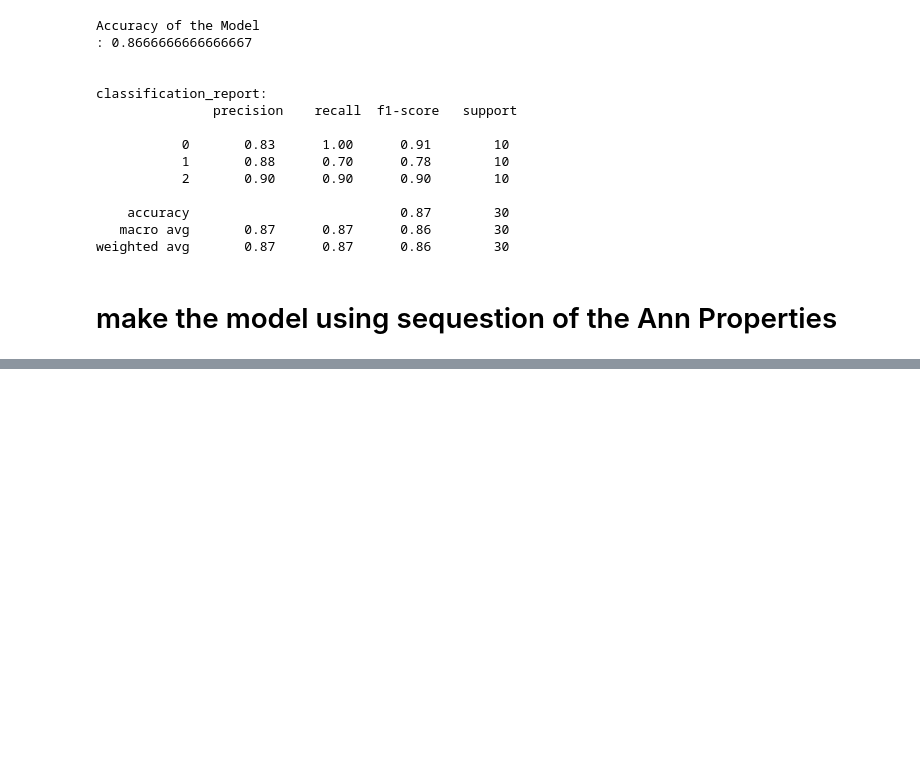
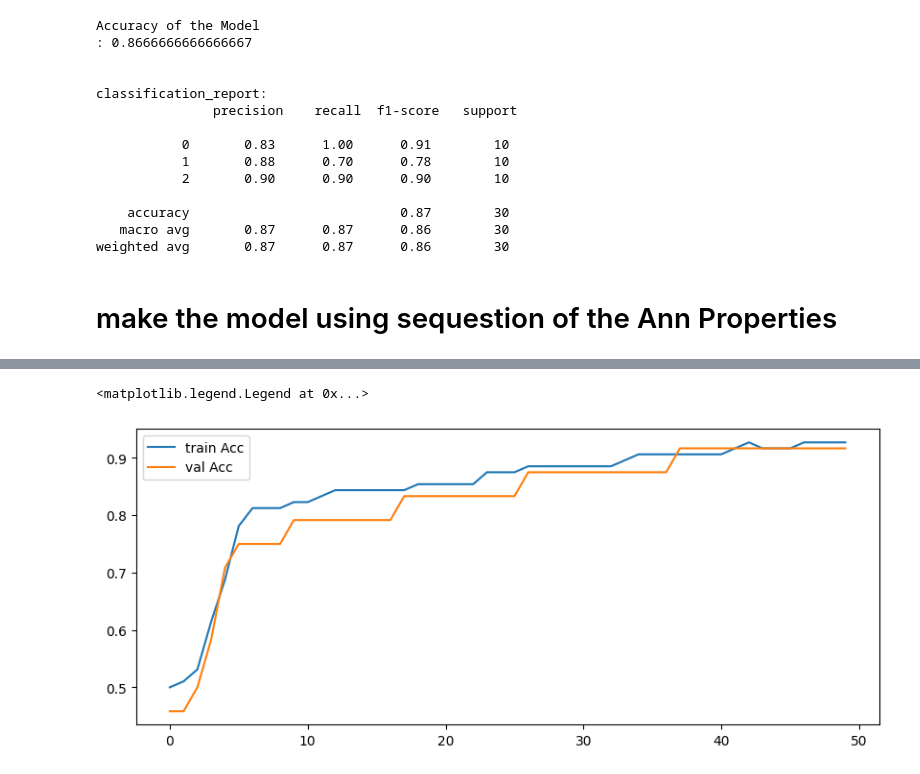
Before and after one commit to Callme-VR/Ai-engineer, a Jupyter notebook: DeepLearning/Ann/Opitmizers.ipynb, the cells around one changed output, grey strips where cells are left out. Cells and saved outputs as stored; diff of their text form; code cells hidden in the pictures; blank space fills up the shorter version.

Commit message:
Complete the model implementtions

```diff
--- a/DeepLearning/Ann/Opitmizers.ipynb
+++ b/DeepLearning/Ann/Opitmizers.ipynb
@@ -121,3 +124,10 @@ model=Sequential(
         Dense(3, activation='softmax')
     ]
 )
+# %%
+model.compile(
+    optimizer='adam',
+    loss='categorical_crossentropy',
+    metrics=['accuracy']
+)
+history=model.fit(X_train_scaled,y_train_Category,epochs=50,batch_size=8,validation_split=0.2,verbose=1)
@@ -123,0 +160,9 @@ model=Sequential(
+# %%
+
+plt.figure(figsize = (10,4))
+plt.plot(history.history['accuracy'],label = "train Acc")
+plt.plot(history.history['val_accuracy'],label = "val Acc")
+plt.legend()
+# %% [output]
+<matplotlib.legend.Legend at 0x...>
+[figure, added]
```
Also changed, not shown: parts of 3 cells of this notebook.
